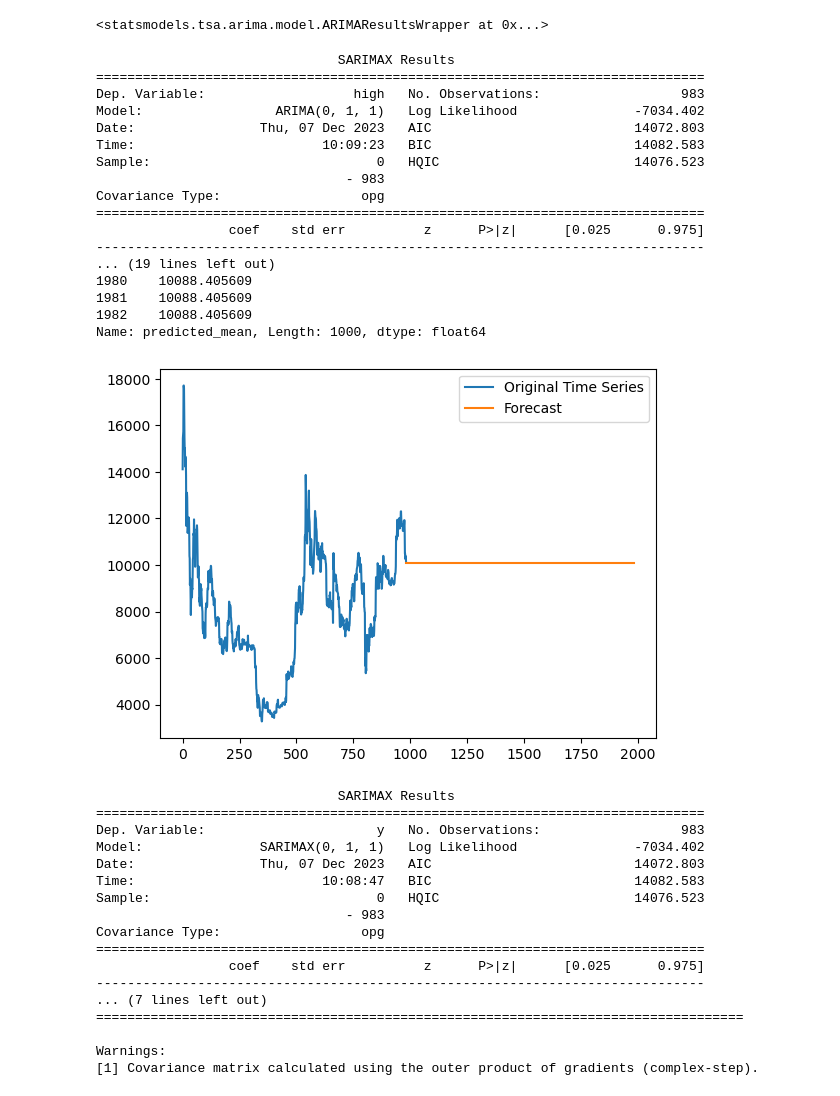
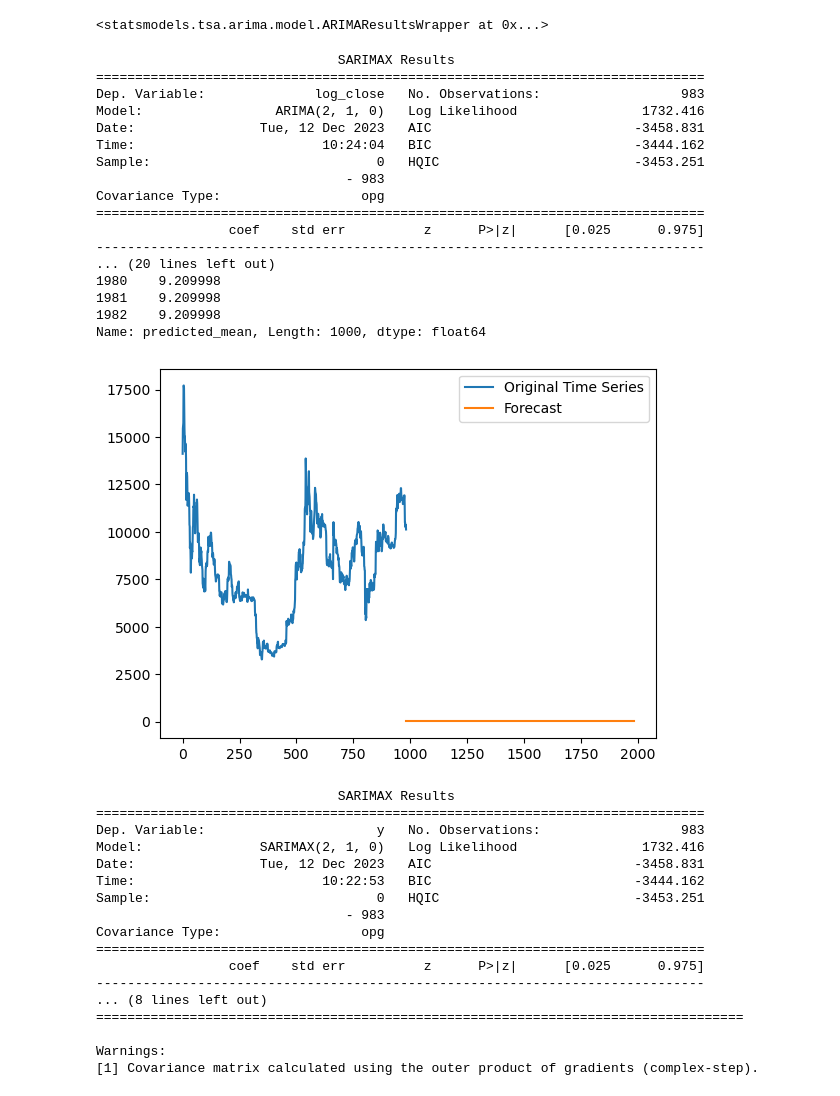
Before and after one commit to MohamedKeteb/Crypto_project, a Jupyter notebook: arima_model.ipynb, the cells around one changed output. Drawn from its saved outputs; the diff is of its cells as text; code cells hidden in the pictures.

```diff
--- a/arima_model.ipynb
+++ b/arima_model.ipynb
@@ -139,64 +139,64 @@ model_fit
 
 # Si votre série temporelle est déjà une Time Series, vous pouvez directement utiliser la ligne suivante
 # time_series = data['log_close']
 
 # Créer le modèle ARIMA
-ordre = (0, 1, 1)
-model = ARIMA(data['high'],exog = None, order=ordre)
+ordre = (2, 1, 0)
+model = ARIMA(data['log_close'],exog = None, order=ordre)
 
 result = model.fit()
 print(result.summary())
 
 # Prévoir les valeurs futures
 forecast_steps = 1000  # Remplacez 10 par le nombre d'étapes que vous souhaitez prévoir
 forecast = result.forecast(steps=forecast_steps)
 
 # Afficher le résultat
 print(forecast)
 
 # Tracer la série temporelle originale et les prévisions
 plt.plot(data['high'], label='Original Time Series')
 plt.plot(range(len(data['high']), len(data['high']) + forecast_steps), forecast, label='Forecast')
 plt.legend()
 plt.show()
 # %% [output]
                                SARIMAX Results
 ==============================================================================
-Dep. Variable:                   high   No. Observations:                  983
-Model:                 ARIMA(0, 1, 1)   Log Likelihood               -7034.402
-Date:                Thu, 07 Dec 2023   AIC                          14072.803
-Time:                        10:09:23   BIC                          14082.583
-Sample:                             0   HQIC                         14076.523
+Dep. Variable:              log_close   No. Observations:                  983
+Model:                 ARIMA(2, 1, 0)   Log Likelihood                1732.416
+Date:                Tue, 12 Dec 2023   AIC                          -3458.831
+Time:                        10:24:04   BIC                          -3444.162
+Sample:                             0   HQIC                         -3453.251
                                 - 983
 Covariance Type:                  opg
 ==============================================================================
                  coef    std err          z      P>|z|      [0.025      0.975]
 ------------------------------------------------------------------------------
-... (19 lines left out)
-1980    10088.405609
-1981    10088.405609
-1982    10088.405609
+... (20 lines left out)
+1980    9.209998
+1981    9.209998
+1982    9.209998
 Name: predicted_mean, Length: 1000, dtype: float64
-[figure, old version]
+[figure, new version]
 # %%
 from pmdarima import auto_arima
 
-model = auto_arima(data['high'], seasonal=False, suppress_warnings=True)
+model = auto_arima(data['log_close'], seasonal=False, suppress_warnings=True)
 print(model.summary())
 # %% [output]
                                SARIMAX Results
 ==============================================================================
 Dep. Variable:                      y   No. Observations:                  983
-Model:               SARIMAX(0, 1, 1)   Log Likelihood               -7034.402
-Date:                Thu, 07 Dec 2023   AIC                          14072.803
-Time:                        10:08:47   BIC                          14082.583
-Sample:                             0   HQIC                         14076.523
+Model:               SARIMAX(2, 1, 0)   Log Likelihood                1732.416
+Date:                Tue, 12 Dec 2023   AIC                          -3458.831
+Time:                        10:22:53   BIC                          -3444.162
+Sample:                             0   HQIC                         -3453.251
                                 - 983
 Covariance Type:                  opg
 ==============================================================================
                  coef    std err          z      P>|z|      [0.025      0.975]
 ------------------------------------------------------------------------------
-... (7 lines left out)
+... (8 lines left out)
 ===================================================================================
 
 Warnings:
```
Also changed, not shown: parts of 4 cells of this notebook, 1 other file.
